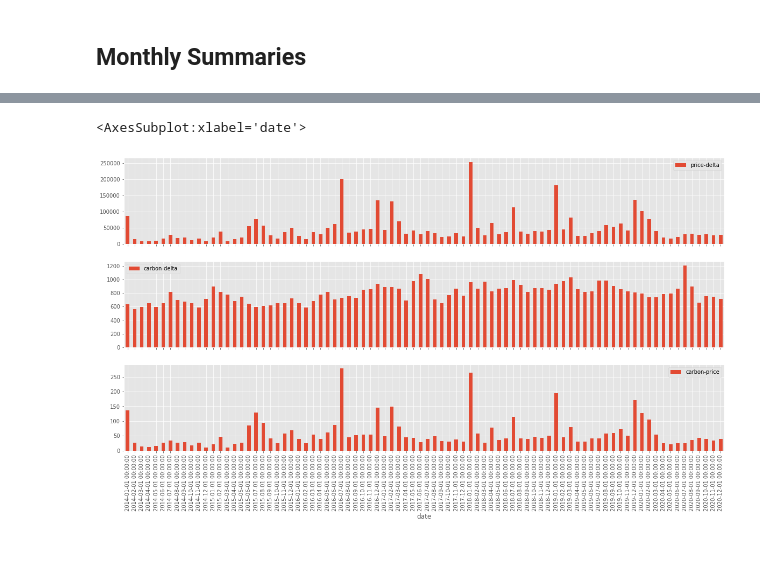
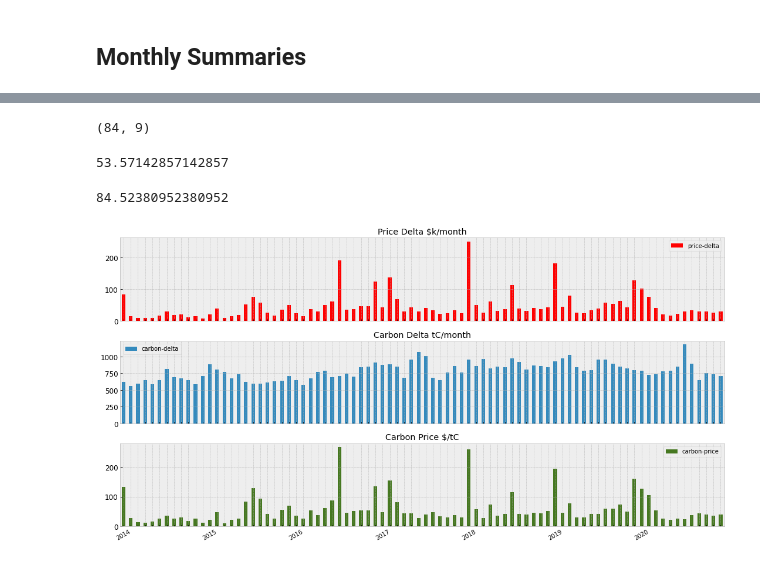
Before and after one commit to ADGEfficiency/energy-py-linear, a Jupyter notebook: notebooks/space-between-viewer.ipynb, the cells around one changed output, grey strips where cells are left out. Drawn from its saved outputs; the diff is of its cells as text; code cells hidden in the pictures.

Commit message:
finished space between expt

```diff
--- a/notebooks/space-between-viewer.ipynb
+++ b/notebooks/space-between-viewer.ipynb
@@ -49,8 +53,13 @@ pvt.head(3)
 # %%
-pvt['price-delta'] = pvt.loc[:, 'Actual Cost [$/5T] carbon'] - pvt.loc[:, 'Actual Cost [$/5T] price']
+pvt['price-delta'] = (pvt.loc[:, 'Actual Cost [$/5T] carbon'] - pvt.loc[:, 'Actual Cost [$/5T] price']) / 1000
 pvt['carbon-delta'] = pvt.loc[:, 'Carbon Cost [tC/5T] price'] - pvt.loc[:, 'Carbon Cost [tC/5T] carbon']
-pvt['carbon-price'] = pvt['price-delta'] / pvt['carbon-delta']
-pvt
+pvt['carbon-price'] = 1000 * pvt['price-delta'] / pvt['carbon-delta']
+
+reverse_cols = [c for c in pvt.columns if '/5T]' in str(c)]
+pvt[reverse_cols] = pvt[reverse_cols] * -1
+
+#pvt.index = pvt.index.strftime('%Y-%m')
+pvt.head()
 # %% [output]
 |  | Actual Cost [$/5T] carbon | Actual Cost [$/5T] price | Carbon Cost [tC/5T] carbon | Carbon Cost [tC/5T] price | price-delta | ... |
 | date |  |  |  |  |  | ... |
@@ -73,11 +109,43 @@ pvt
+# %%
+pvt.shape
+# %% [output]
+(84, 9)
+# %%
+#  when we opt for price, how often are we negative carbon saving
+100 * sum(pvt['Carbon Cost [tC/5T] price'] < 0) / pvt.shape[0]
+# %% [output]
+53.57142857142857
+# %%
+#  when we opt for carbon, how often are we negative price saving
+100 * sum(pvt['Actual Cost [$/5T] carbon'] < 0) / pvt.shape[0]
+# %% [output]
+84.52380952380952
 # %%
 import matplotlib.pyplot as plt
-plt.style.use('ggplot')
+plt.style.use('bmh')
 
-f, axes = plt.subplots(nrows=3, figsize=(20, 10), sharex=True)
-pvt.plot(ax=axes[0], y='price-delta', kind='bar')
-pvt.plot(ax=axes[1], y='carbon-delta', kind='bar')
-pvt.plot(ax=axes[2], y='carbon-price', kind='bar')
+pvt['year-month'] = pvt.index.strftime('%Y-%m')
+f, axes = plt.subplots(nrows=3, figsize=(15, 8), sharex=True)
+
+axes[0].set_title('Price Delta $k/month')
+pvt.plot(ax=axes[0], y='price-delta', kind='bar', x='year', color='red')
+axes[1].set_title('Carbon Delta tC/month')
+pvt.plot(ax=axes[1], y='carbon-delta', kind='bar', x='year')
+axes[2].set_title('Carbon Price $/tC')
+pvt.plot(ax=axes[2], y='carbon-price', kind='bar', x='year', color='#467821')
+plt.tight_layout()
+
+for ax in axes.flatten():
+    ax.tick_params(axis="y", labelsize=12)
+    ax.tick_params(axis="x", labelsize=10)
+
+n = 12
+for ax in[axes[2]]:
+    _ = [l.set_visible(False) for (i,l) in enumerate(ax.xaxis.get_ticklabels()) if i % n != 0]
+    _ = ax.tick_params(axis='x', rotation=30)
+    ax.set_xlabel('')
+
+
+f.savefig('/Users/adam/adgefficiency.github.io/assets/space-between/monthly.png')
 # %% [output]
-<AxesSubplot:xlabel='date'>
-[figure, old version]
+[figure, new version]
```
Also changed, not shown: parts of 12 cells of this notebook, 3 other files.
